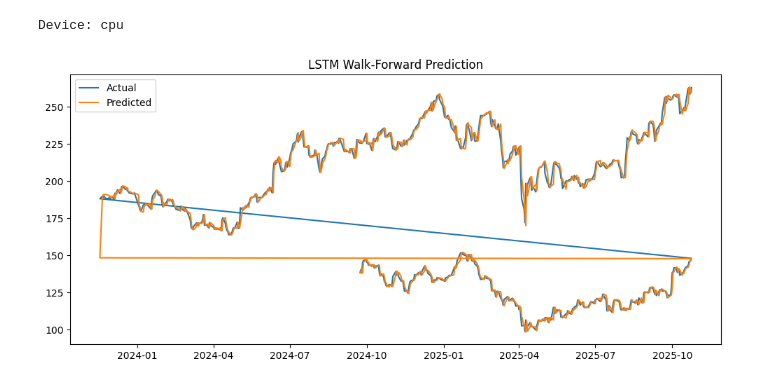
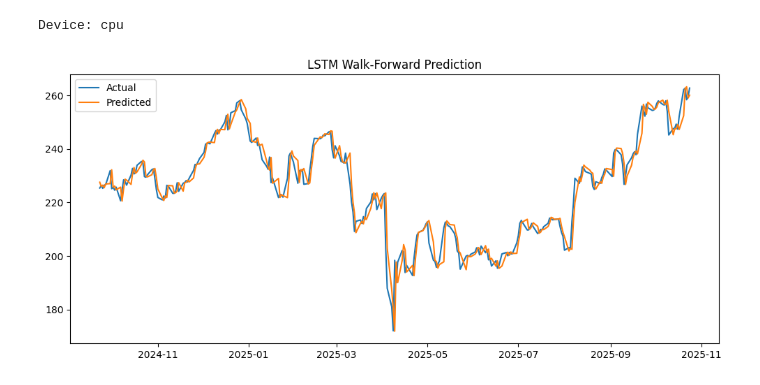
Before and after one commit to koppakaaditya/Independent_study_Time_series_analysis, a Jupyter notebook: week6/Transformatioms.ipynb, the cells around one changed output. Saved outputs shown, nothing was run; the diff lists cells and outputs as text; code cells hidden in the pictures.

```diff
--- a/week6/Transformatioms.ipynb
+++ b/week6/Transformatioms.ipynb
@@ -15,7 +15,7 @@ print("Device:", device)
 # 1) Load your data
 # ---------------------------------------
 
-filepath = "/content/A_AAPL_two_years.xlsx"
+filepath = "/workspaces/Independent_study_Time_series_analysis/AAPL_two_years.xlsx"
 df = pd.read_excel(filepath)
 
 df["Date"] = pd.to_datetime(df["Date"])
@@ -135,31 +135,31 @@ def walk_forward(df):
         model.eval()
         with torch.no_grad():
             p_scaled = model(last_seq).cpu().numpy()[0][0]
 
         pred_return = scalery.inverse_transform([[p_scaled]])[0][0]
 
         last_price = df["Close"].iloc[t]
         pred_price = last_price * math.exp(pred_return)
         true_price = df["Close"].iloc[t+1]
 
         preds.append(pred_price)
         actual.append(true_price)
         dates.append(df.index[t+1])
 
     return np.array(preds), np.array(actual), dates
 
 # ---------------------------------------
 # 7) Run walk-forward
 # ---------------------------------------
 
 pred, real, dates = walk_forward(df)
 
 plt.figure(figsize=(12,5))
 plt.plot(dates, real, label="Actual")
 plt.plot(dates, pred, label="Predicted")
 plt.legend()
 plt.title("LSTM Walk-Forward Prediction")
 plt.show()
 # %% [output]
 Device: cpu
-[figure, old version]
+[figure, new version]
```
Also changed, not shown: 10 other files.
